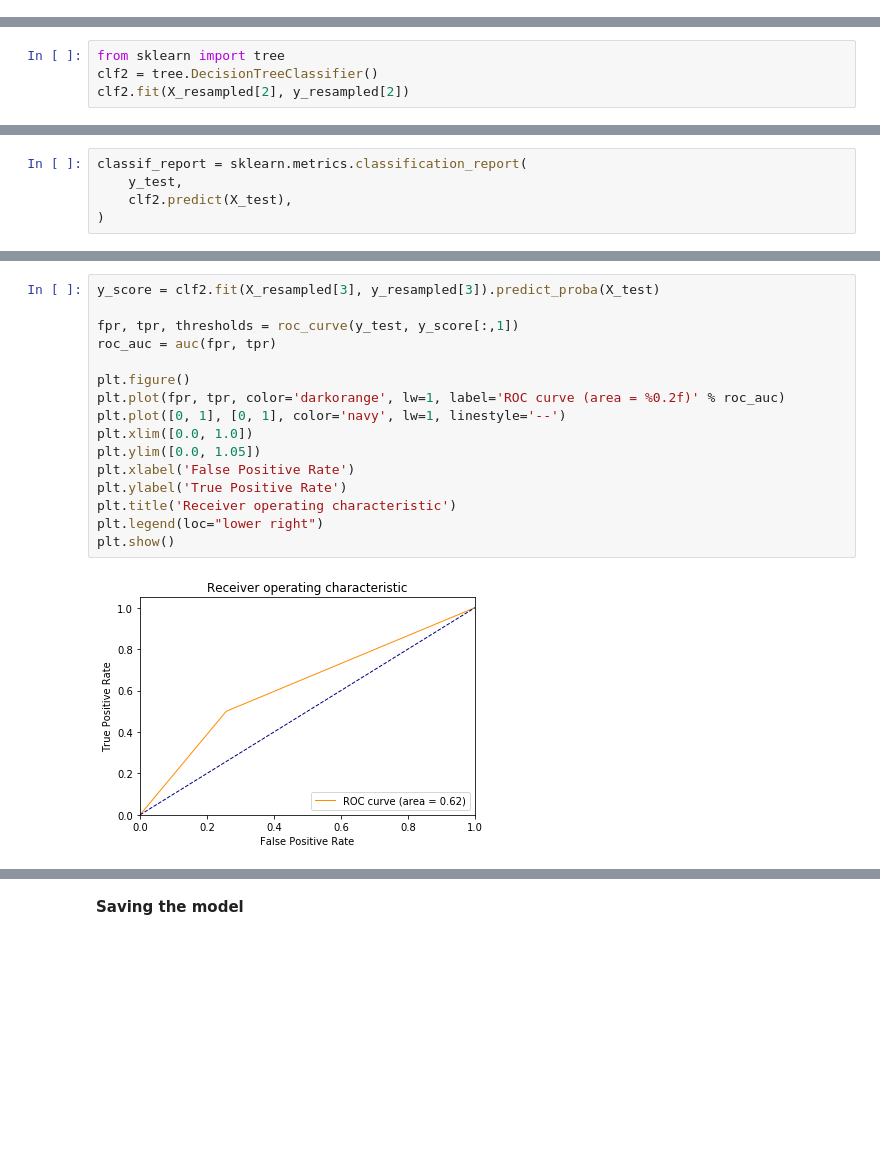
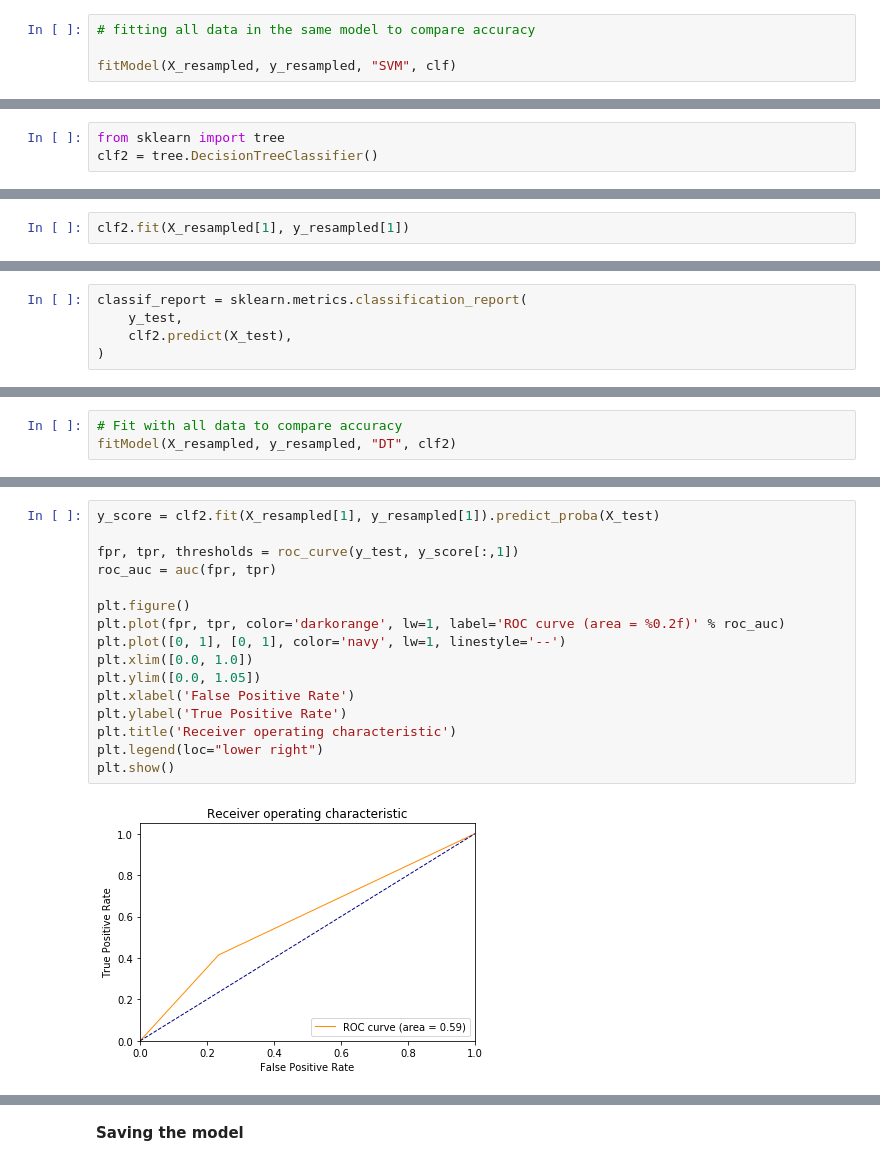
Before and after one commit to teresita-guerrero/DSR-Journey, a Jupyter notebook: Portfolio/YAIA/ml/data_processing.ipynb, the cells around one changed output, grey strips where cells are left out. Drawn from its saved outputs; the diff is of its cells as text; blank space fills up the shorter version.

```diff
--- a/Portfolio/YAIA/ml/data_processing.ipynb
+++ b/Portfolio/YAIA/ml/data_processing.ipynb
@@ -880,0 +907,4 @@ Test-data overall accuracy 0.7844408427876823
+# %%
+# fitting all data in the same model to compare accuracy
+
+fitModel(X_resampled, y_resampled, "SVM", clf)
@@ -981,4 +1029,3 @@ joblib.dump(bagging, path+filename)
 # %%
 from sklearn import tree
 clf2 = tree.DecisionTreeClassifier()
-clf2.fit(X_resampled[2], y_resampled[2])
@@ -991,0 +1032,2 @@ DecisionTreeClassifier(class_weight=None, criterion='gini', max_depth=None,
+# %%
+clf2.fit(X_resampled[1], y_resampled[1])
@@ -1016,0 +1066,3 @@ Test-data overall accuracy 0.7439222042139384
+# %%
+# Fit with all data to compare accuracy
+fitModel(X_resampled, y_resampled, "DT", clf2)
@@ -1017,21 +1087,21 @@ Test-data overall accuracy 0.7439222042139384
 # %%
-y_score = clf2.fit(X_resampled[3], y_resampled[3]).predict_proba(X_test)
+y_score = clf2.fit(X_resampled[1], y_resampled[1]).predict_proba(X_test)
 
 fpr, tpr, thresholds = roc_curve(y_test, y_score[:,1])
 roc_auc = auc(fpr, tpr)
 
 plt.figure()
 plt.plot(fpr, tpr, color='darkorange', lw=1, label='ROC curve (area = %0.2f)' % roc_auc)
 plt.plot([0, 1], [0, 1], color='navy', lw=1, linestyle='--')
 plt.xlim([0.0, 1.0])
 plt.ylim([0.0, 1.05])
 plt.xlabel('False Positive Rate')
 plt.ylabel('True Positive Rate')
 plt.title('Receiver operating characteristic')
 plt.legend(loc="lower right")
 plt.show()
 # %% [output]
-[figure, old version]
+[figure, new version]
 # %%
 # Getting the predicted sentences
 
```
Also changed, not shown: parts of 51 cells of this notebook, 4 other files.
